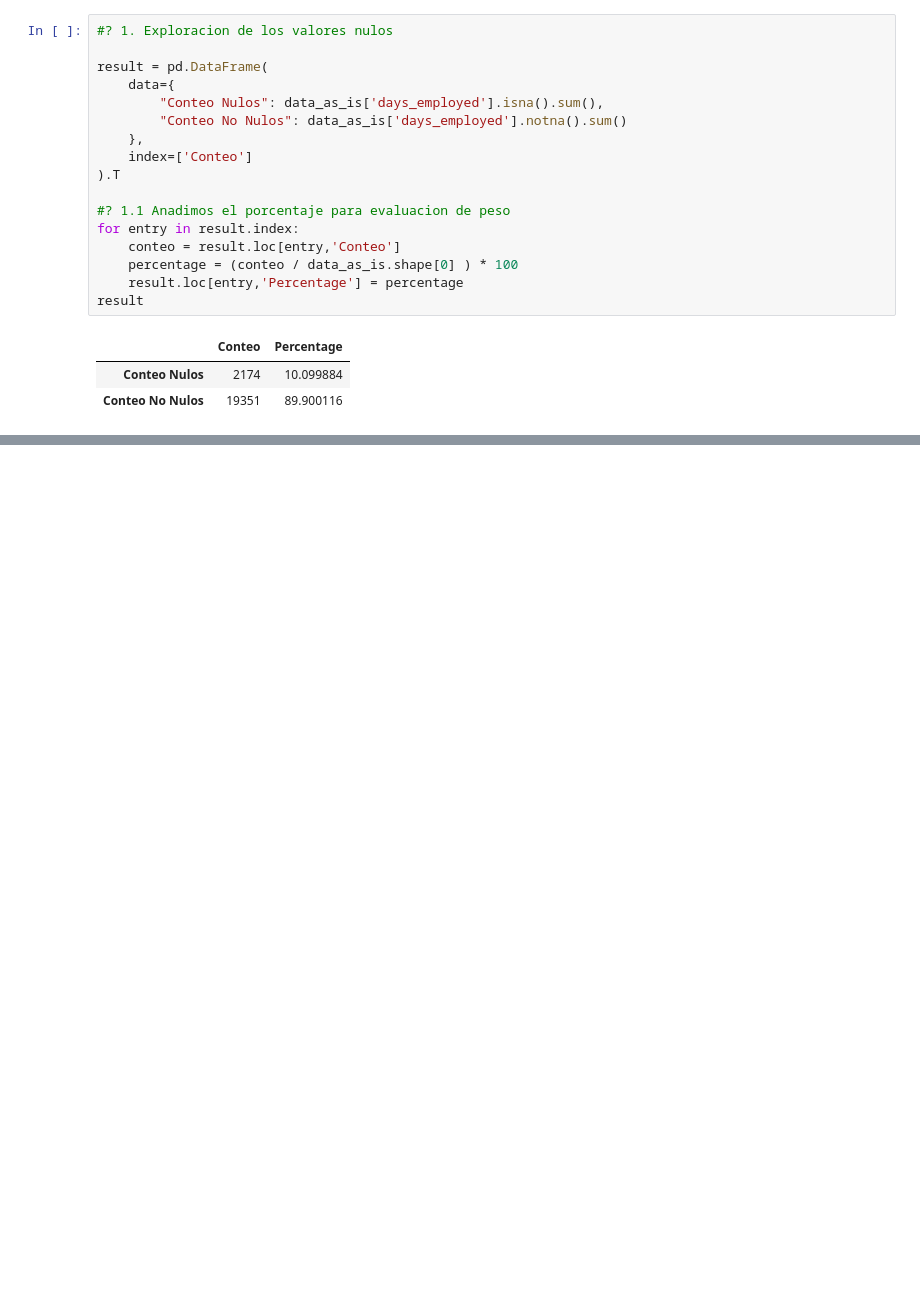
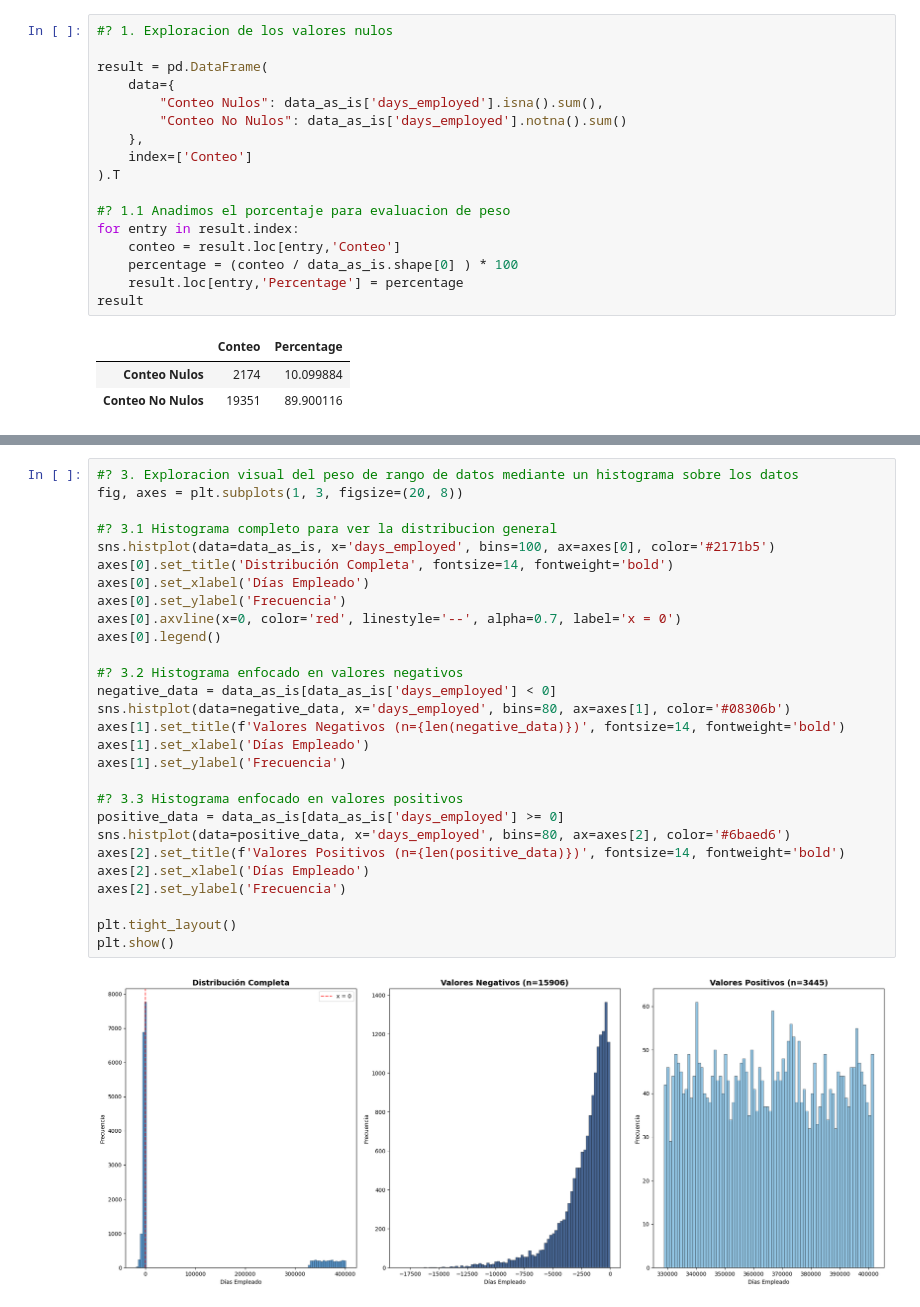
Before and after one commit to Volv1t3/MidtermDataAnalysisProject, a Jupyter notebook: src/python/notebooks/Proyecto_En_Clase_Arellano.ipynb, the cells around one changed output, grey strips where cells are left out. Drawn from its saved outputs; the diff is of its cells as text; blank space fills up the shorter version.

```diff
--- a/src/python/notebooks/Proyecto_En_Clase_Arellano.ipynb
+++ b/src/python/notebooks/Proyecto_En_Clase_Arellano.ipynb
@@ -345,0 +462,30 @@ result
+# %%
+#? 3. Exploracion visual del peso de rango de datos mediante un histograma sobre los datos
+fig, axes = plt.subplots(1, 3, figsize=(20, 8))
+
+#? 3.1 Histograma completo para ver la distribucion general
+sns.histplot(data=data_as_is, x='days_employed', bins=100, ax=axes[0], color='#2171b5')
+axes[0].set_title('Distribución Completa', fontsize=14, fontweight='bold')
+axes[0].set_xlabel('Días Empleado')
+axes[0].set_ylabel('Frecuencia')
+axes[0].axvline(x=0, color='red', linestyle='--', alpha=0.7, label='x = 0')
+axes[0].legend()
+
+#? 3.2 Histograma enfocado en valores negativos
+negative_data = data_as_is[data_as_is['days_employed'] < 0]
+sns.histplot(data=negative_data, x='days_employed', bins=80, ax=axes[1], color='#08306b')
+axes[1].set_title(f'Valores Negativos (n={len(negative_data)})', fontsize=14, fontweight='bold')
+axes[1].set_xlabel('Días Empleado')
+axes[1].set_ylabel('Frecuencia')
+
+#? 3.3 Histograma enfocado en valores positivos
+positive_data = data_as_is[data_as_is['days_employed'] >= 0]
+sns.histplot(data=positive_data, x='days_employed', bins=80, ax=axes[2], color='#6baed6')
+axes[2].set_title(f'Valores Positivos (n={len(positive_data)})', fontsize=14, fontweight='bold')
+axes[2].set_xlabel('Días Empleado')
+axes[2].set_ylabel('Frecuencia')
+
+plt.tight_layout()
+plt.show()
+# %% [output]
+[figure, added]
```
Also changed, not shown: parts of 124 cells of this notebook, 1 other file.
